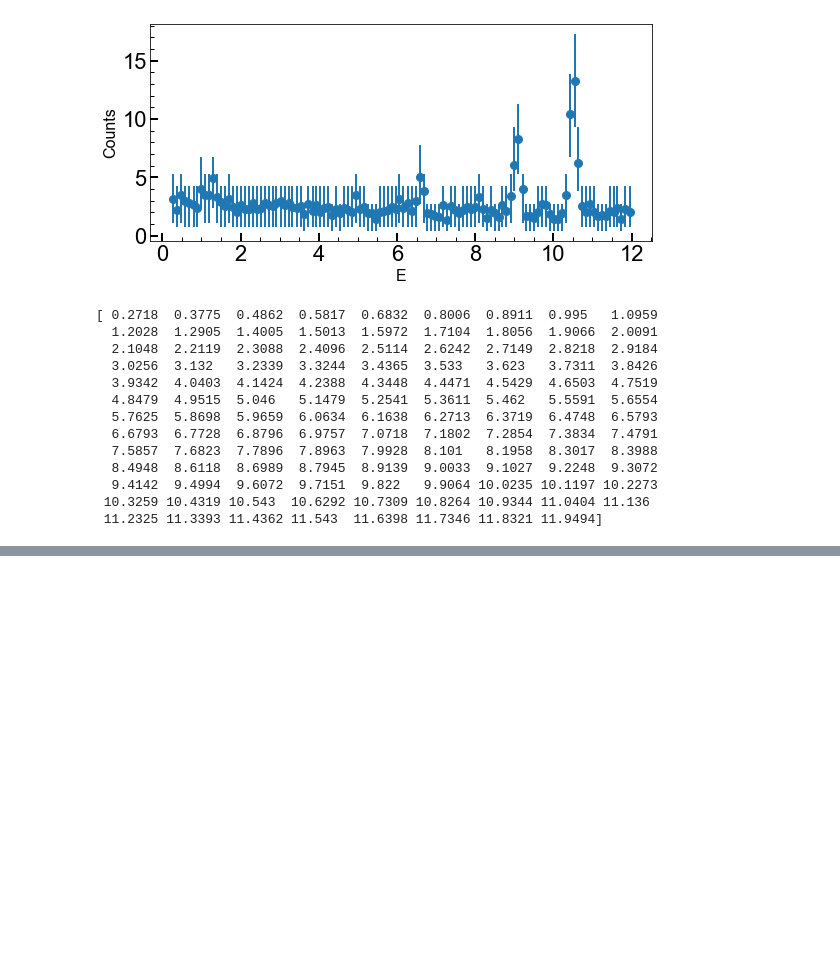
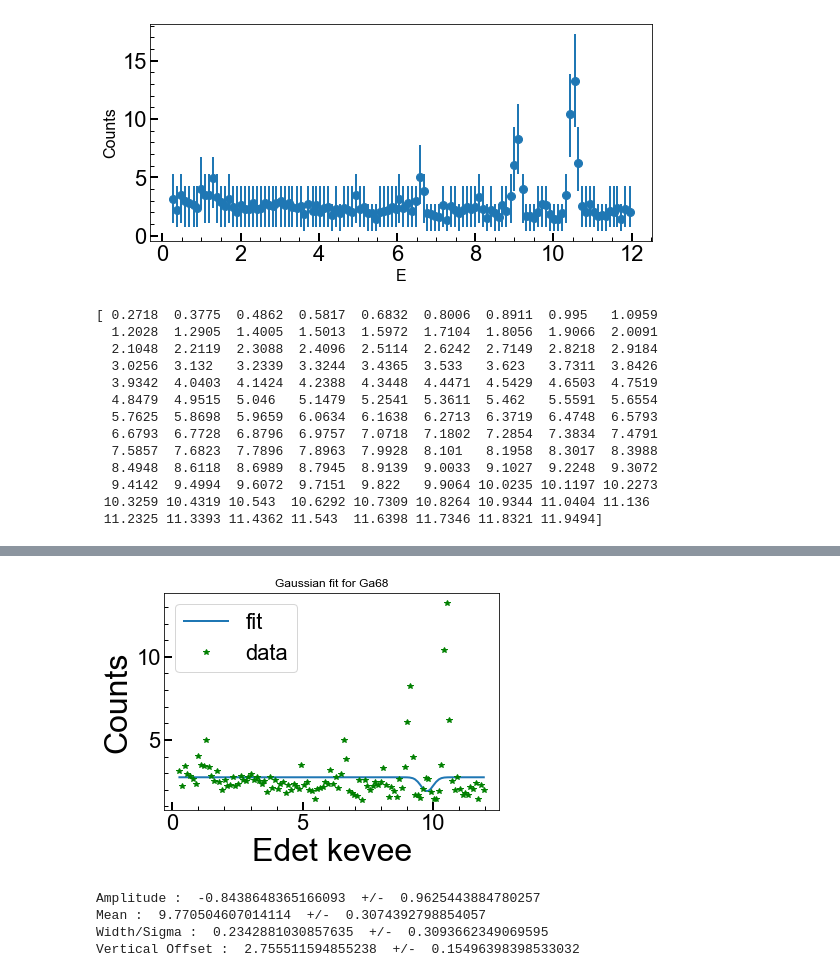
Before and after one commit to villano-lab/thermal-flux_paper2023, a Jupyter notebook: CDEXfitting.ipynb, the cells around one changed output, grey strips where cells are left out. Saved outputs shown, nothing was run; the diff lists cells and outputs as text; code cells hidden in the pictures; blank space fills up the shorter version.

```diff
--- a/CDEXfitting.ipynb
+++ b/CDEXfitting.ipynb
@@ -119,0 +153,28 @@ ValueError: 9.9064 is not in list
+# %%
+#This fitting method does not seem to work well for smaller peaks like the Gallium 68 one
+popt, pcov = curve_fit(gauss_function, E, counts, p0 = [0.85,9.78,0.1,0.0]) #starting params are (slope, intercept)
+plt.plot(E, gauss_function(E, *popt), label='fit')
+
+# plot data
+
+plt.plot(E, counts,'g*', label='data')
+perr = np.sqrt(np.diag(pcov)) # print the uncertainties
+
+# Add some axis labels
+
+plt.legend()
+plt.title('Gaussian fit for Ga68')
+plt.xlabel('Edet kevee')
+plt.ylabel('Counts')
+plt.show()
+
+print ("Amplitude : ", popt[0], " +/- ", perr[0])
+print ("Mean : ", popt[1], " +/- ", perr[1])
+print ("Width/Sigma : ", popt[2], " +/- ", perr[2])
+print ("Vertical Offset : ", popt[3], " +/- ", perr[3])
+# %% [output]
+[figure, added]
+Amplitude :  -0.8438648365166093  +/-  0.9625443884780257
+Mean :  9.770504607014114  +/-  0.3074392798854057
+Width/Sigma :  0.2342881030857635  +/-  0.3093662349069595
+Vertical Offset :  2.755511594855238  +/-  0.15496398398533032
```
Also changed, not shown: parts of 4 cells of this notebook.
